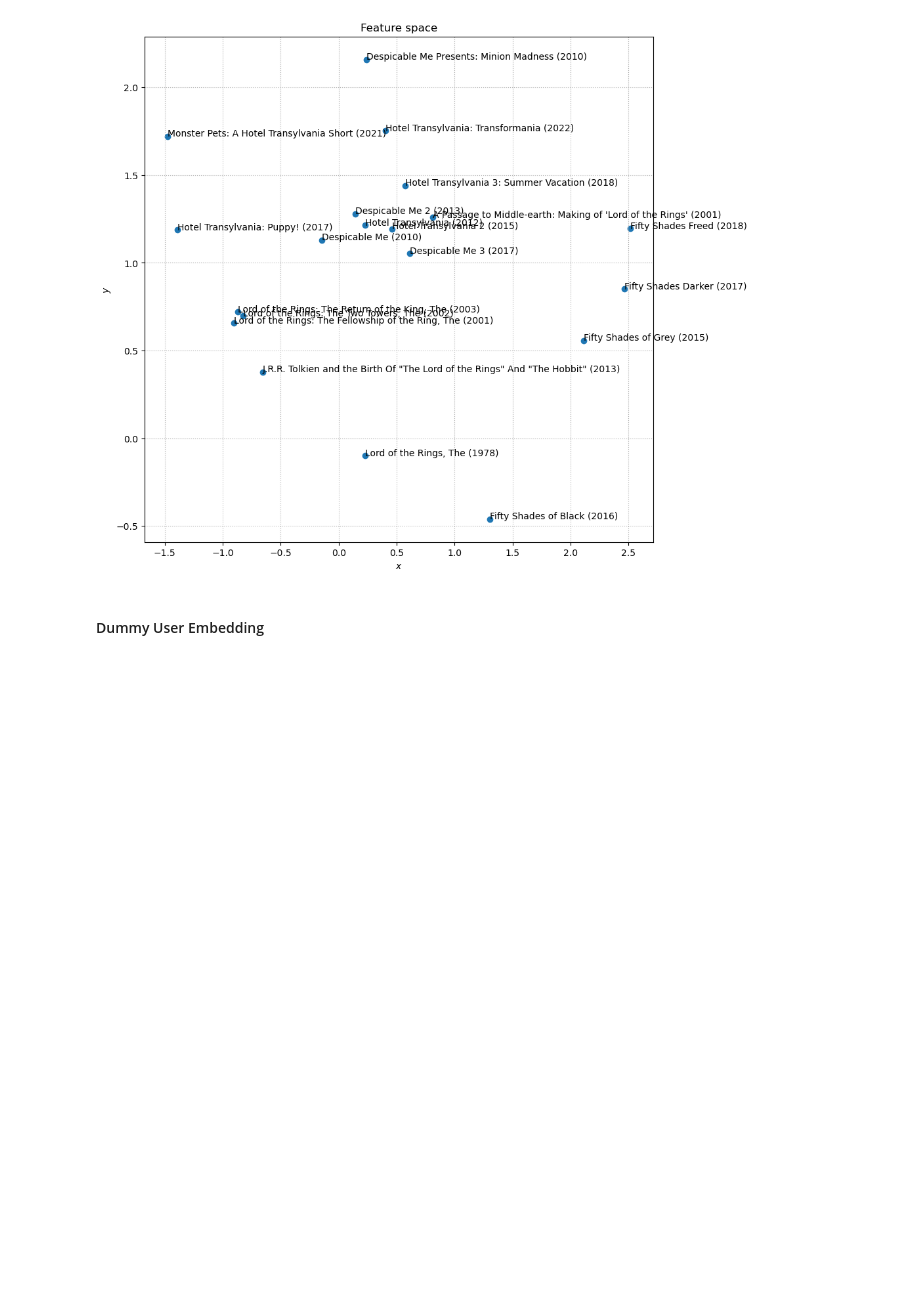
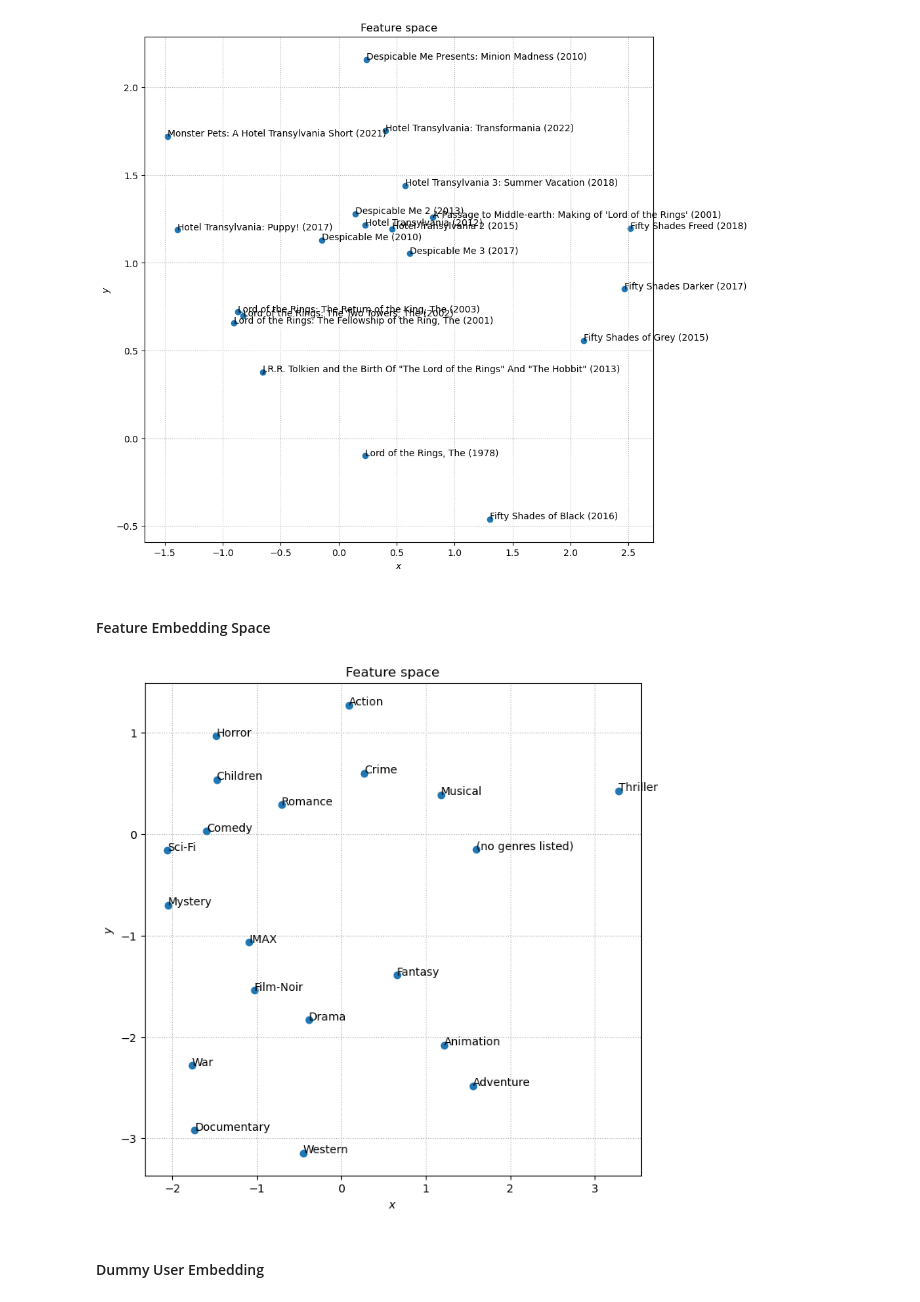
Before and after one commit to Toavina00/Recommender-system, a Jupyter notebook: notebooks/experiment.ipynb, the cells around one changed output. Saved outputs shown, nothing was run; the diff lists cells and outputs as text; code cells hidden in the pictures; blank space fills up the shorter version.

```diff
--- a/notebooks/experiment.ipynb
+++ b/notebooks/experiment.ipynb
@@ -14,6 +14,10 @@ from utils.checkpoint import load_params
 from model.train.recommender import update_params
 # %% [markdown]
 #### Load Embeddings
+# %%
+params = load_params("../artifacts/model/32m_users_training_features_2.npz")
+feat_embeddings_2d = params["feat_embedding"]
+idx_to_feat_id = params['idx_to_feat_id']
 # %%
 params = load_params("../artifacts/model/32m_users_training_2.npz")
 movie_embeddings_2d = params["movie_embedding"]
@@ -91,6 +95,24 @@ plt.savefig("../artifacts/plot/32m_movie_embedd_space.svg", format="svg")
 plt.show()
 # %% [output]
 [figure]
+# %% [markdown]
+#### Feature Embedding Space
+# %%
+plt.subplots(figsize=(8, 8))
+
+plt.scatter(feat_embeddings_2d[:,0], feat_embeddings_2d[:,1])
+
+for i, x in enumerate(feat_embeddings_2d):
+    plt.annotate(idx_to_feat_id[i], x)
+
+plt.title("Feature space")
+plt.xlabel("$x$")
+plt.ylabel("$y$")
+plt.grid(True, linestyle=":")
+plt.savefig("../artifacts/plot/32m_feature_2_space.svg", format="svg")
+plt.show()
+# %% [output]
+[figure, added]
 # %% [markdown]
 #### Dummy User Embedding
 # %%
```
Also changed, not shown: 9 other files.
